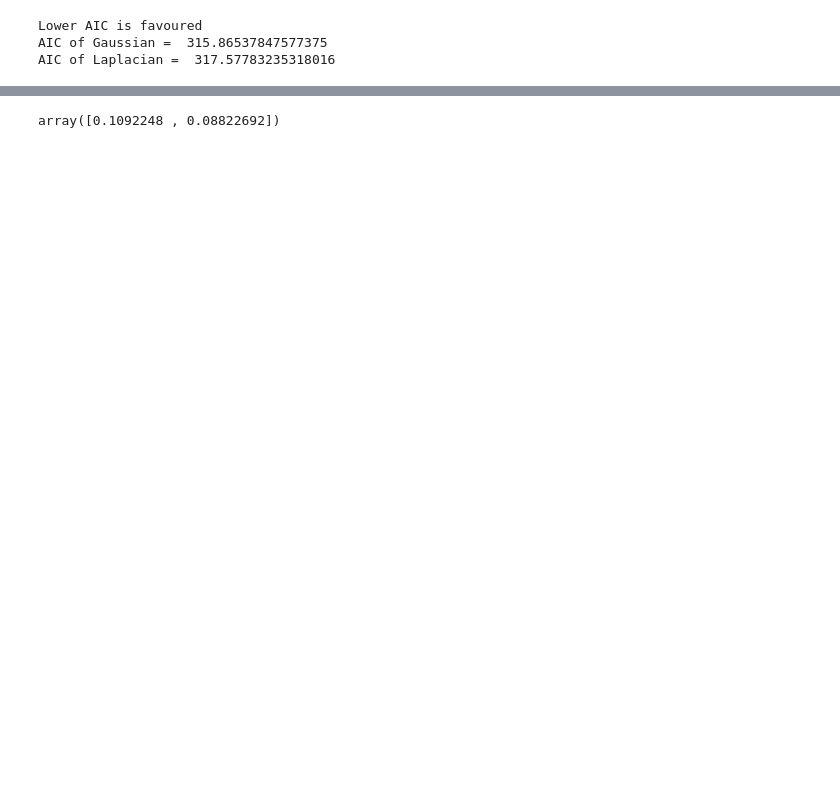
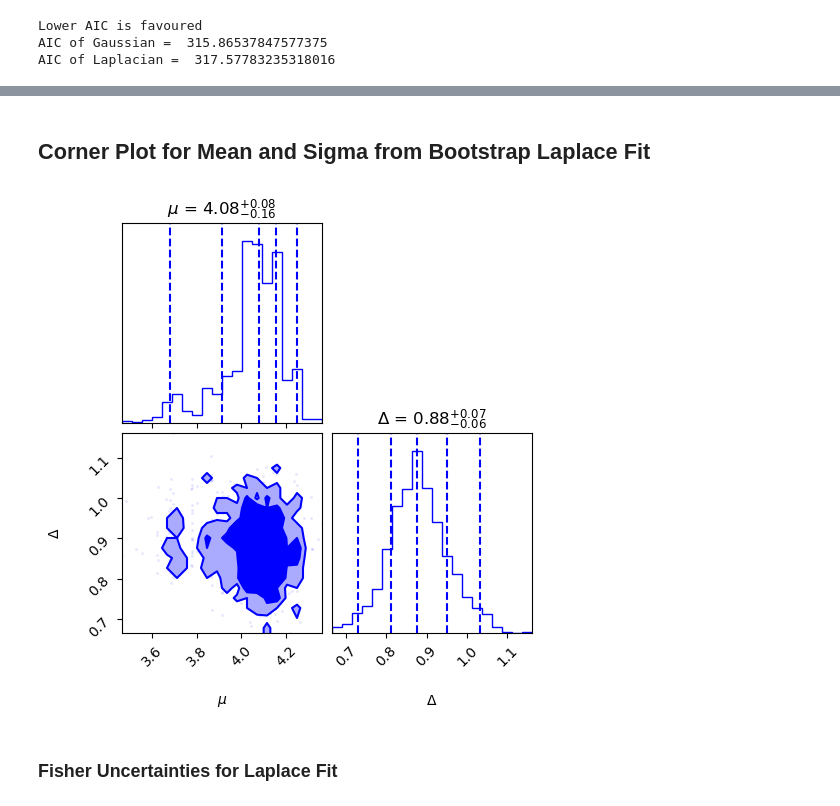
Before and after one commit to NihanPol/ASTR_3300_S2025, a Jupyter notebook: coursework/student_folders/rahul_ethirajulu/homework/Homework_3_rahule.ipynb, the cells around one changed output, grey strips where cells are left out. Drawn from its saved outputs; the diff is of its cells as text; code cells hidden in the pictures; blank space fills up the shorter version.

```diff
--- a/coursework/student_folders/rahul_ethirajulu/homework/Homework_3_rahule.ipynb
+++ b/coursework/student_folders/rahul_ethirajulu/homework/Homework_3_rahule.ipynb
@@ -130,13 +142,13 @@ AIC of Laplacian =  317.57783235318016
 # %%
 hist_l=np.empty((1000,2))
 for j in range(1000):
-    boot_x = bootstrap_data[j][:,0]
-    boot_sigma = bootstrap_data[j][:,1]
+    boot_x = bootstrapped_datasets_np[j][:,0]
+    boot_sigma = bootstrapped_datasets_np[j][:,1]
     result = sp.optimize.minimize(negative_log_likelihood_laplace, [np.median(boot_x), np.mean(np.abs(boot_x - np.median(boot_x)))], args=(boot_x,))
     b_mu_fit_l, b_delta_fit_l = result.x
     hist_l[j]=np.array([b_mu_fit_l, b_delta_fit_l])
 
-# plt.hist(mu_hist_l, bins=100,density=True)
+# plt.hist(hist_l[:,0], bins=30,density=True)
 # dist_l = laplace(loc=sample_mu, scale=sample_sigma)
 # x_range = np.linspace(3,5,1000)
 # plt.plot(x_range,dist_l.pdf(x_range))
@@ -158,3 +156,22 @@ fig = corner.corner(
+# %% [markdown]
+## Corner Plot for Mean and Sigma from Bootstrap Laplace Fit
+# %%
+
+fig = corner.corner(hist_l,
+                    quantiles=[0.16, 0.5, 0.84,0.025,0.975],
+                    show_titles=True,
+                    title_kwargs={"fontsize": 12},
+                    labels=[r"$\mu$", r"$\Delta$"],
+                    color="blue",
+                    fill_contours=True,
+                    levels=[0.68, 0.95],
+                    plot_density=True,
+                    title_quantiles=[0.16, 0.5, 0.84]
+)
+# %% [output]
+[figure, added]
+# %% [markdown]
+### Fisher Uncertainties for Laplace Fit
 # %%
 def log_likelihood(params, data):
     mu, delta = params
@@ -179,4 +189,0 @@ fisher_uncertainties = np.sqrt(np.diag(covariance_matrix))
-# %%
-fisher_uncertainties
-# %% [output]
-array([0.1092248 , 0.08822692])
```
Also changed, not shown: parts of 27 cells of this notebook, 12 other files.
